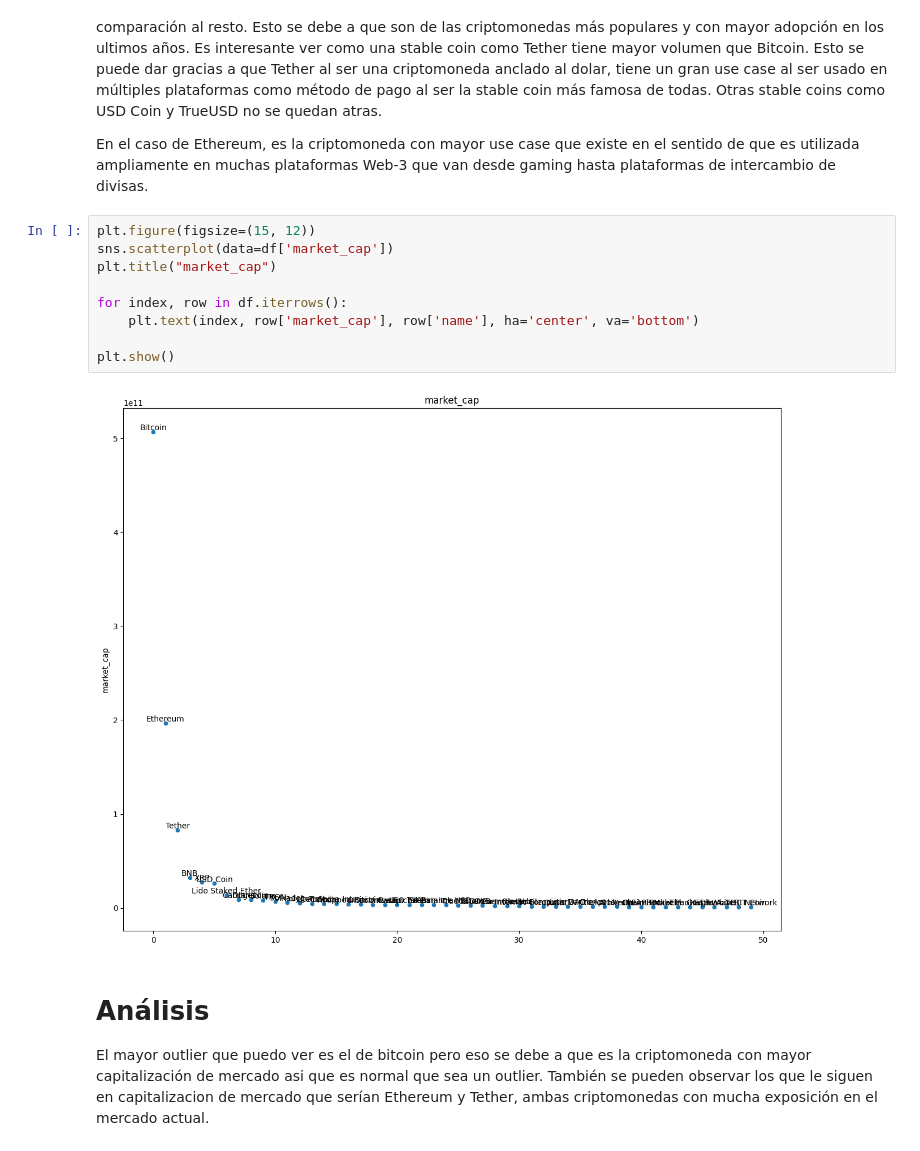
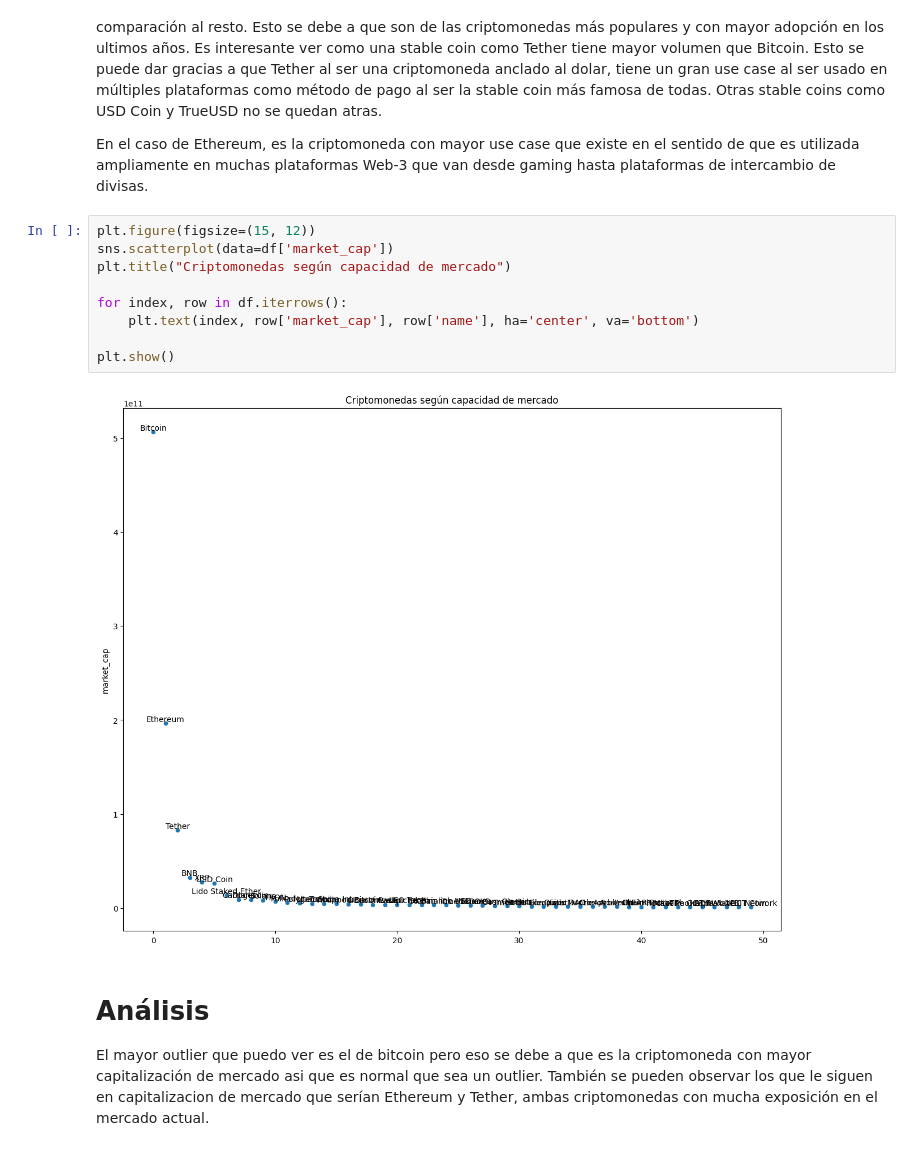
Before and after one commit to Naitais/crypto_dashboard_project, a Jupyter notebook: EDA.ipynb, the cells around one changed output. Drawn from its saved outputs; the diff is of its cells as text.

```diff
--- a/EDA.ipynb
+++ b/EDA.ipynb
@@ -255,14 +257,14 @@ En el caso de Ethereum, es la criptomoneda con mayor use case que existe en el s
 # %%
 plt.figure(figsize=(15, 12))
 sns.scatterplot(data=df['market_cap'])
-plt.title("market_cap")
+plt.title("Criptomonedas según capacidad de mercado")
 
 for index, row in df.iterrows():
     plt.text(index, row['market_cap'], row['name'], ha='center', va='bottom')
 
 plt.show()
 # %% [output]
-[figure, old version]
+[figure, new version]
 # %% [markdown]
 # Análisis
 El mayor outlier que puedo ver es el de bitcoin pero eso se debe a que es la criptomoneda con mayor capitalización de mercado asi que es normal que sea un outlier. También se pueden observar los que le siguen en capitalizacion de mercado que serían Ethereum y Tether, ambas criptomonedas con mucha exposición en el mercado actual.
```
Also changed, not shown: parts of 17 cells of this notebook.
